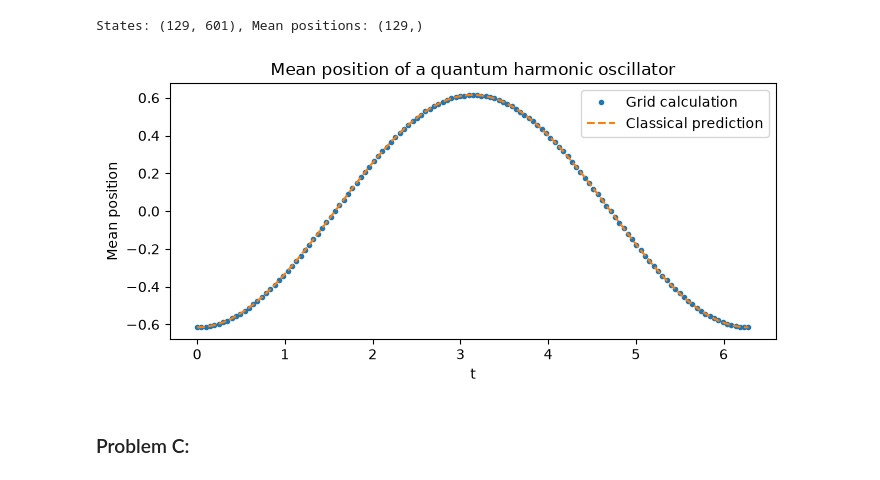
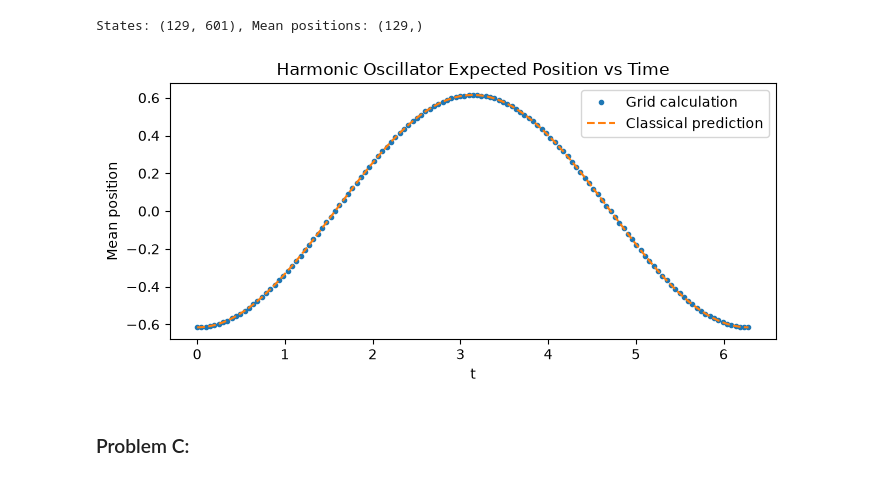
Before and after one commit to amanpalanati/phys142, a Jupyter notebook: assignments/assignment1/assignment1.ipynb, the cells around one changed output. Drawn from its saved outputs; the diff is of its cells as text; code cells hidden in the pictures.

Commit message:
Update problemB.png in assignment1 with new image version

```diff
--- a/assignments/assignment1/assignment1.ipynb
+++ b/assignments/assignment1/assignment1.ipynb
@@ -103,12 +103,12 @@ States: (129, 601), Mean positions: (129,)
 # %%
 fig, ax = plt.subplots(figsize=(7, 3.5))
 ax.plot(time_arr, x_mean, "o", markersize=3, label="Grid calculation")
 ax.plot(time_arr, x_start * np.cos(omega * time_arr), "--", label="Classical prediction")
-ax.set(xlabel="t", ylabel="Mean position", title="Mean position of a quantum harmonic oscillator")
+ax.set(xlabel="t", ylabel="Mean position", title="Harmonic Oscillator Expected Position vs Time")
 ax.legend()
 fig.tight_layout()
 plt.show()
 # %% [output]
-[figure, old version]
+[figure, new version]
 # %% [markdown]
 ### Problem C:
```
Also changed, not shown: 1 other file.
